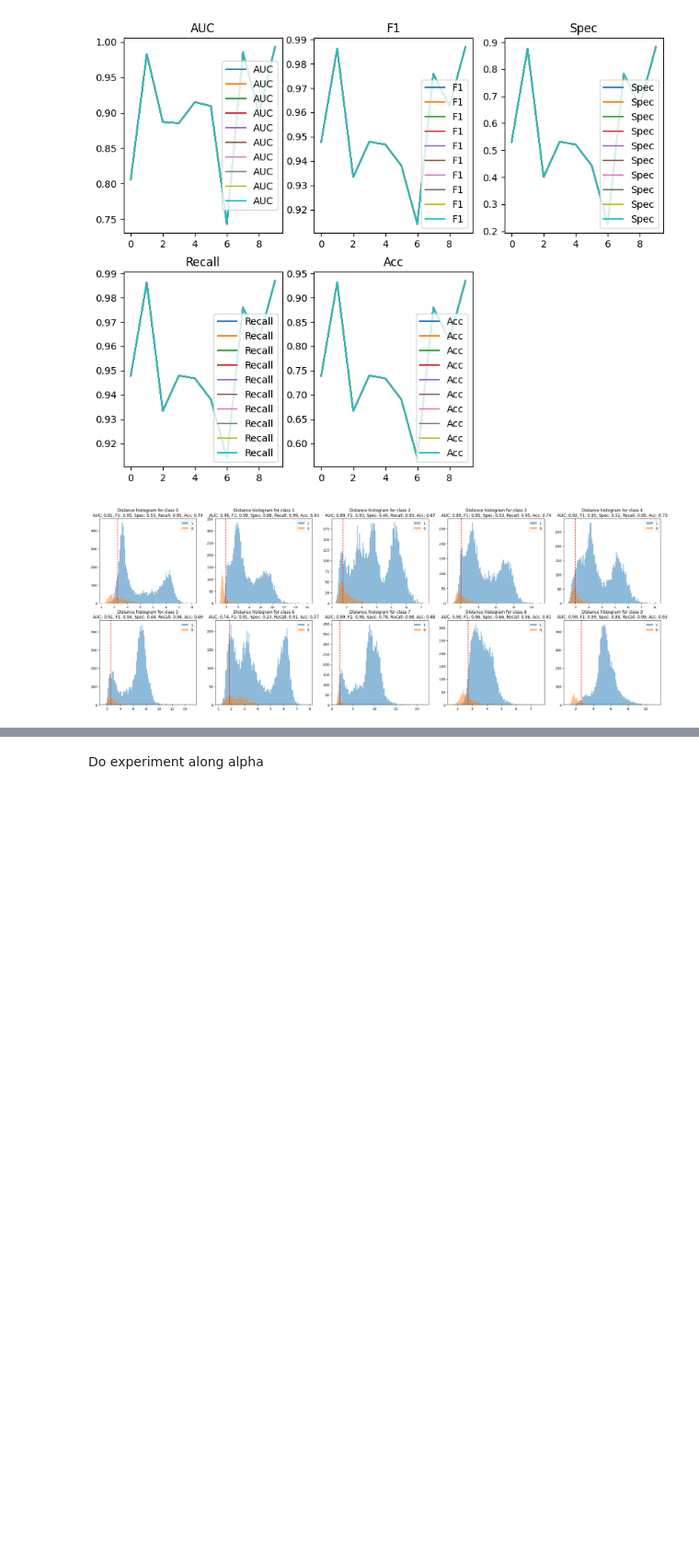
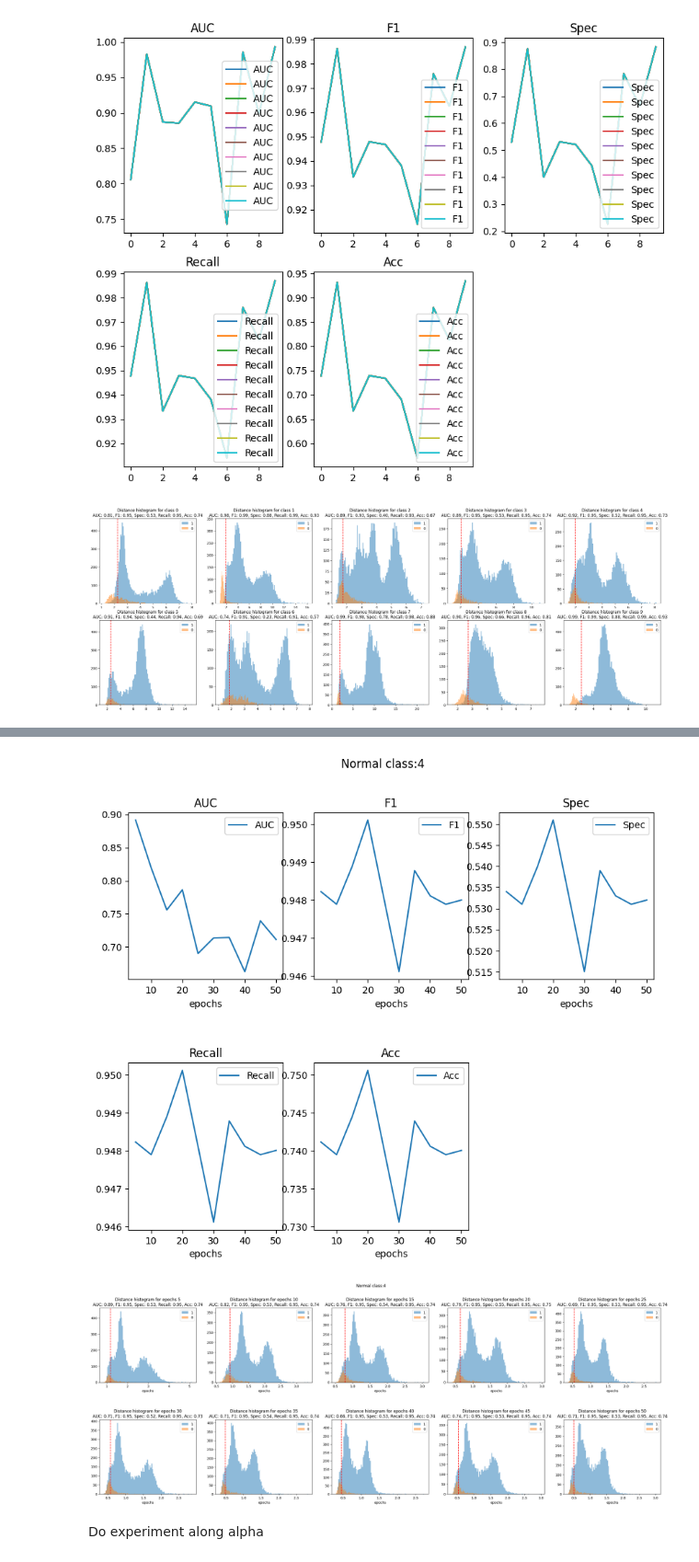
Before and after one commit to SoulMind01/FewShot-demo, a Jupyter notebook: experiment.ipynb, the cells around one changed output, grey strips where cells are left out. Shown at 92% size. Drawn from its saved outputs; the diff is of its cells as text; code cells hidden in the pictures; blank space fills up the shorter version.

```diff
--- a/experiment.ipynb
+++ b/experiment.ipynb
@@ -28,0 +31,5 @@ args = init_args()
+# %%
+args = init_args()
+args.normal_class=4
+args.k = 7
+df, auc, f1, precision, recall, acc = train(args)
@@ -261,0 +289,15 @@ plt.show()
+# %%
+args = init_args()
+args.normal_class = 4
+result_epochs = {}
+result_epochs['df'], result_epochs['auc'], result_epochs['f1'], result_epochs['spec'], result_epochs['recall'], result_epochs['acc'] = [], [], [], [], [], []
+epochs_range = np.arange(5, 55, 5)
+for epochs in epochs_range:
+    args.epochs = epochs
+    df, auc, f1, spec, recall, acc = train(args)
+    result_epochs['df'].append(df)
+    result_epochs['auc'].append(auc)
+    result_epochs['f1'].append(f1)
+    result_epochs['spec'].append(spec)
+    result_epochs['recall'].append(recall)
+    result_epochs['acc'].append(acc)
@@ -262,3 +477,51 @@ plt.show()
+# %%
+# Analyze result
+# plot auc, f1, spec, recall, acc along epochs
+plt.figure(figsize=(10, 8))
+plt.suptitle(f'Normal class:{args.normal_class}')
+plt.subplots_adjust(hspace=0.5)
+plt.subplot(2, 3, 1)
+plt.plot(epochs_range, result_epochs['auc'], label="AUC")
+plt.xlabel('epochs')
+plt.legend()
+plt.title("AUC")
+plt.subplot(2, 3, 2)
+plt.plot(epochs_range, result_epochs['f1'], label="F1")
+plt.xlabel('epochs')
+plt.legend()
+plt.title("F1")
+plt.subplot(2, 3, 3)
+plt.plot(epochs_range, result_epochs['spec'], label="Spec")
+plt.xlabel('epochs')
+plt.legend()
+plt.title("Spec")
+plt.subplot(2, 3, 4)
+plt.plot(epochs_range, result_epochs['recall'], label="Recall")
+plt.xlabel('epochs')
+plt.legend()
+plt.title("Recall")
+plt.subplot(2, 3, 5)
+plt.plot(epochs_range, result_epochs['acc'], label="Acc")
+plt.xlabel('epochs')
+plt.legend()
+plt.title("Acc")
+
+# plot the histogram for each epochs
+plt.figure(figsize=(30, 10))
+plt.suptitle(f'Normal class:{args.normal_class}')
+for i, epochs in enumerate(epochs_range):
+    plt.subplot(2, int(np.ceil(len(epochs_range)/2)), i+1)
+    plt.subplots_adjust(hspace=0.5)
+    thres = np.percentile(result_epochs['df'][i]["minimum_dists"], 10)
+    for label in result_epochs['df'][i]["label"].unique():
+        plt.hist(result_epochs['df'][i][result_epochs['df'][i]["label"] == label]["minimum_dists"], alpha=0.5, label=label, bins=100)
+    plt.legend()
+    plt.title(f"Distance histogram for epochs {epochs}\nAUC: {result_epochs['auc'][i]:.2f}, F1: {result_epochs['f1'][i]:.2f}, Spec: {result_epochs['spec'][i]:.2f}, Recall: {result_epochs['recall'][i]:.2f}, Acc: {result_epochs['acc'][i]:.2f}")
+    plt.axvline(x=thres, color="r", linestyle="--")
+    plt.xlabel('epochs')
+# %% [output]
+[figure, added]
+[figure, added]
 # %% [markdown]
 Do experiment along alpha
 # %%
```
Also changed, not shown: parts of 14 cells of this notebook, 2 other files.
